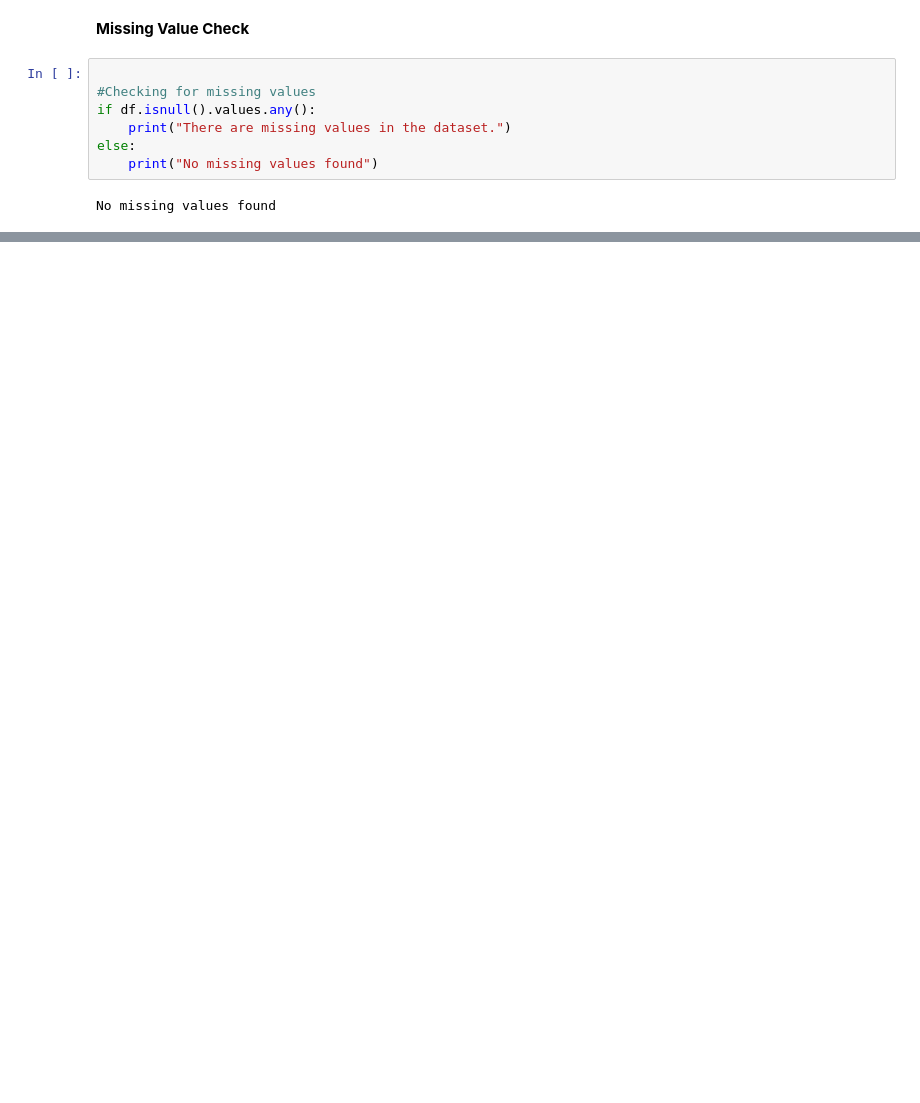
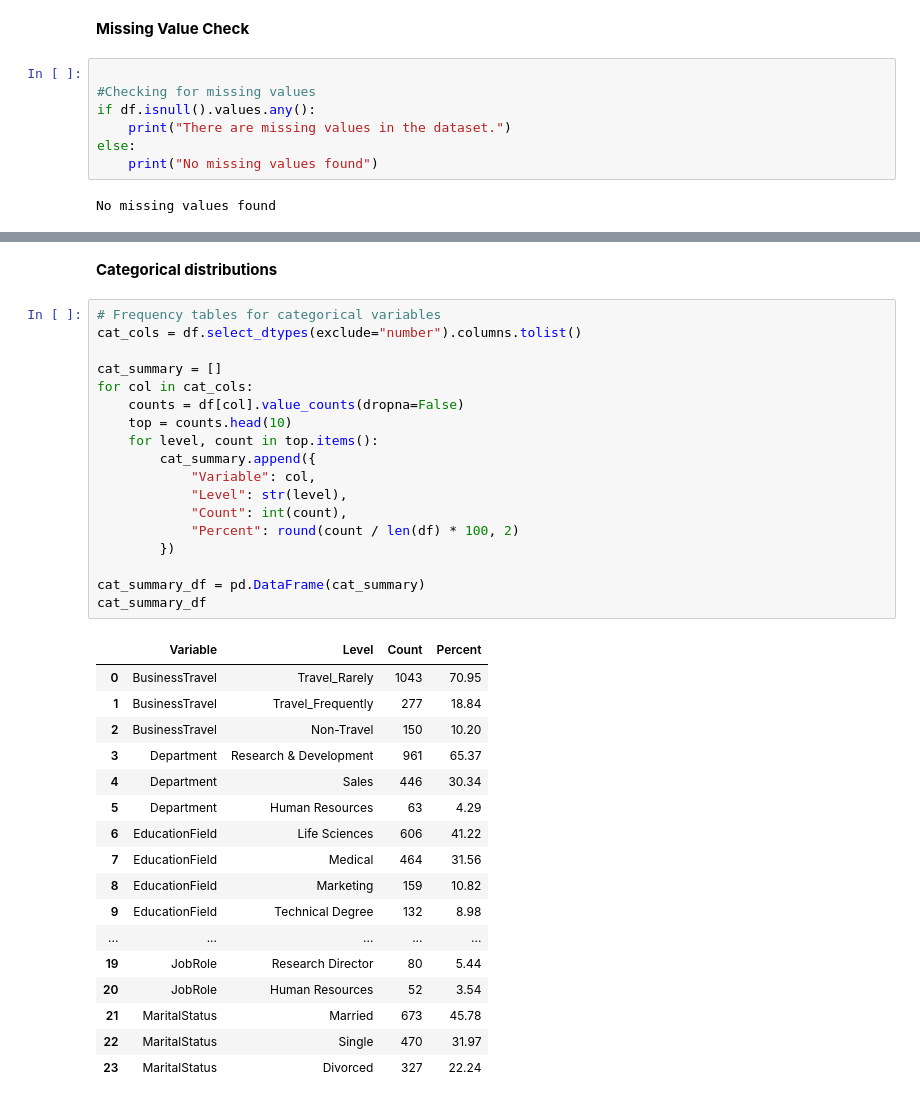
Before and after one commit to Behnia02/Group_AR, a Jupyter notebook: ML_Group_AR.ipynb, the cells around one changed output, grey strips where cells are left out. Cells and saved outputs as stored; diff of their text form; blank space fills up the shorter version.

Commit message:
D2 Data Cleaning

```diff
--- a/ML_Group_AR.ipynb
+++ b/ML_Group_AR.ipynb
@@ -161,0 +424,38 @@ No missing values found
+# %% [markdown]
+**Categorical distributions**
+# %%
+# Frequency tables for categorical variables
+cat_cols = df.select_dtypes(exclude="number").columns.tolist()
+
+cat_summary = []
+for col in cat_cols:
+    counts = df[col].value_counts(dropna=False)
+    top = counts.head(10)
+    for level, count in top.items():
+        cat_summary.append({
+            "Variable": col,
+            "Level": str(level),
+            "Count": int(count),
+            "Percent": round(count / len(df) * 100, 2)
+        })
+
+cat_summary_df = pd.DataFrame(cat_summary)
+cat_summary_df
+# %% [output]
+|  | Variable | Level | Count | Percent |
+| 0 | BusinessTravel | Travel_Rarely | 1043 | 70.95 |
+| 1 | BusinessTravel | Travel_Frequently | 277 | 18.84 |
+| 2 | BusinessTravel | Non-Travel | 150 | 10.20 |
+| 3 | Department | Research & Development | 961 | 65.37 |
+| 4 | Department | Sales | 446 | 30.34 |
+| 5 | Department | Human Resources | 63 | 4.29 |
+| 6 | EducationField | Life Sciences | 606 | 41.22 |
+| 7 | EducationField | Medical | 464 | 31.56 |
+| 8 | EducationField | Marketing | 159 | 10.82 |
+| 9 | EducationField | Technical Degree | 132 | 8.98 |
+| ... | ... | ... | ... | ... |
+| 19 | JobRole | Research Director | 80 | 5.44 |
+| 20 | JobRole | Human Resources | 52 | 3.54 |
+| 21 | MaritalStatus | Married | 673 | 45.78 |
+| 22 | MaritalStatus | Single | 470 | 31.97 |
+| 23 | MaritalStatus | Divorced | 327 | 22.24 |
```
Also changed, not shown: parts of 15 cells of this notebook.
